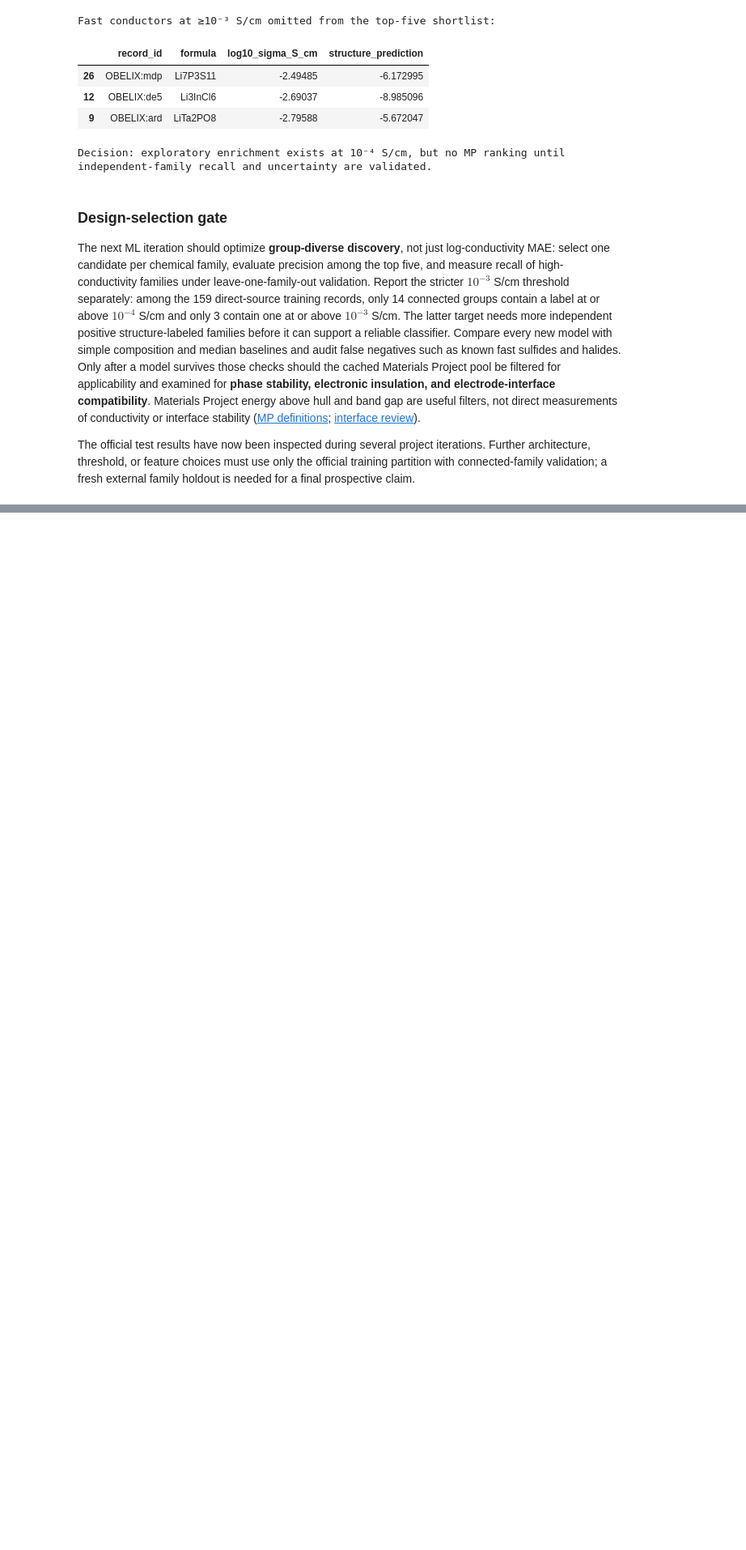
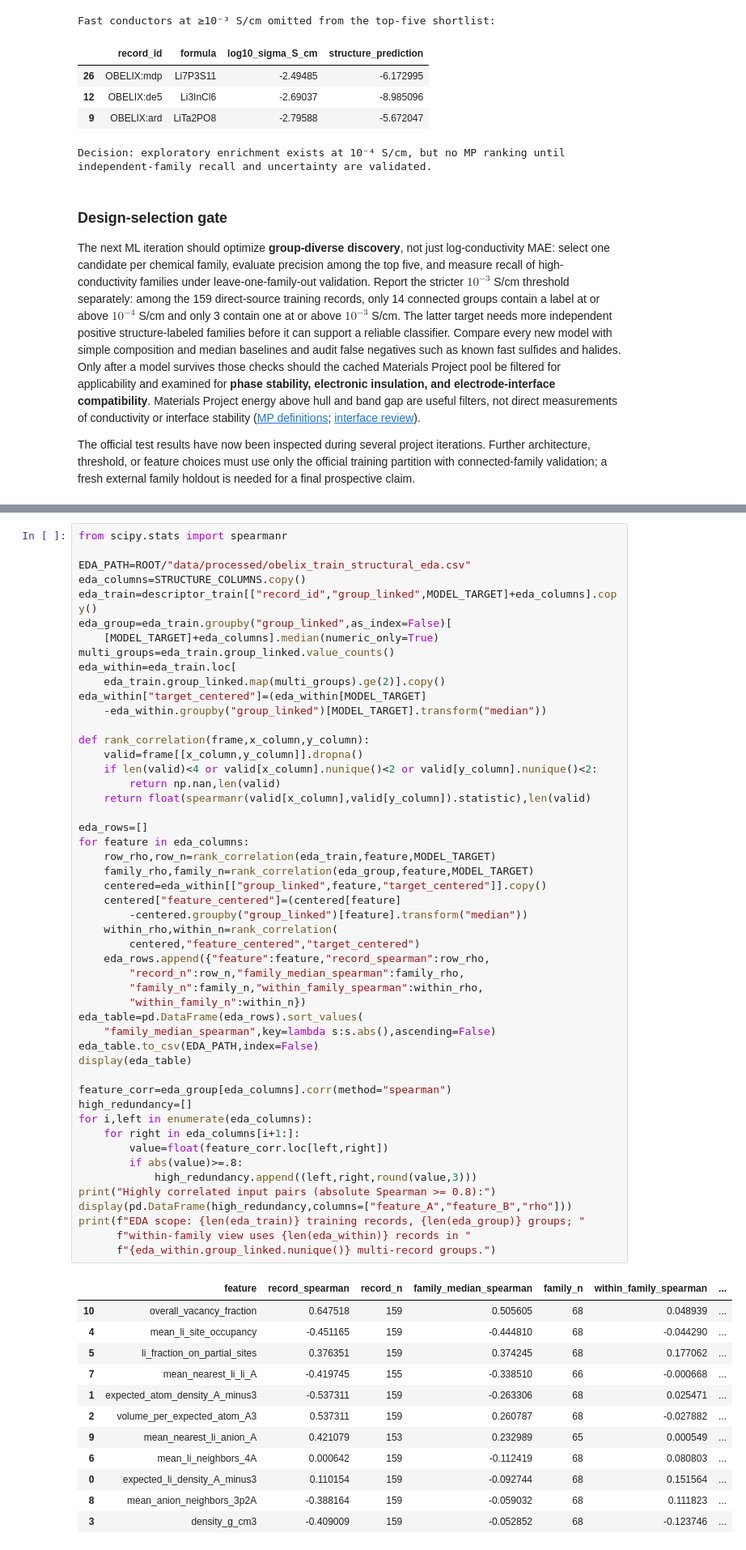
Before and after one commit to ZJYang-96485/Physics-Informed-Neural-Network-and-Multiscale-Simulations-for-Lithium-Ion-Conductors, a Jupyter notebook: battery_materials_project.ipynb, the cells around one changed output, grey strips where cells are left out. Shown at 81% size. Drawn from its saved outputs; the diff is of its cells as text; blank space fills up the shorter version.

```diff
--- a/battery_materials_project.ipynb
+++ b/battery_materials_project.ipynb
@@ -3207,0 +3267,63 @@ The official test results have now been inspected during several project iterati
+# %%
+from scipy.stats import spearmanr
+
+EDA_PATH=ROOT/"data/processed/obelix_train_structural_eda.csv"
+eda_columns=STRUCTURE_COLUMNS.copy()
+eda_train=descriptor_train[["record_id","group_linked",MODEL_TARGET]+eda_columns].copy()
+eda_group=eda_train.groupby("group_linked",as_index=False)[
+    [MODEL_TARGET]+eda_columns].median(numeric_only=True)
+multi_groups=eda_train.group_linked.value_counts()
+eda_within=eda_train.loc[
+    eda_train.group_linked.map(multi_groups).ge(2)].copy()
+eda_within["target_centered"]=(eda_within[MODEL_TARGET]
+    -eda_within.groupby("group_linked")[MODEL_TARGET].transform("median"))
+
+def rank_correlation(frame,x_column,y_column):
+    valid=frame[[x_column,y_column]].dropna()
+    if len(valid)<4 or valid[x_column].nunique()<2 or valid[y_column].nunique()<2:
+        return np.nan,len(valid)
+    return float(spearmanr(valid[x_column],valid[y_column]).statistic),len(valid)
+
+eda_rows=[]
+for feature in eda_columns:
+    row_rho,row_n=rank_correlation(eda_train,feature,MODEL_TARGET)
+    family_rho,family_n=rank_correlation(eda_group,feature,MODEL_TARGET)
+    centered=eda_within[["group_linked",feature,"target_centered"]].copy()
+    centered["feature_centered"]=(centered[feature]
+        -centered.groupby("group_linked")[feature].transform("median"))
+    within_rho,within_n=rank_correlation(
+        centered,"feature_centered","target_centered")
+    eda_rows.append({"feature":feature,"record_spearman":row_rho,
+        "record_n":row_n,"family_median_spearman":family_rho,
+        "family_n":family_n,"within_family_spearman":within_rho,
+        "within_family_n":within_n})
+eda_table=pd.DataFrame(eda_rows).sort_values(
+    "family_median_spearman",key=lambda s:s.abs(),ascending=False)
+eda_table.to_csv(EDA_PATH,index=False)
+display(eda_table)
+
+feature_corr=eda_group[eda_columns].corr(method="spearman")
+high_redundancy=[]
+for i,left in enumerate(eda_columns):
+    for right in eda_columns[i+1:]:
+        value=float(feature_corr.loc[left,right])
+        if abs(value)>=.8:
+            high_redundancy.append((left,right,round(value,3)))
+print("Highly correlated input pairs (absolute Spearman >= 0.8):")
+display(pd.DataFrame(high_redundancy,columns=["feature_A","feature_B","rho"]))
+print(f"EDA scope: {len(eda_train)} training records, {len(eda_group)} groups; "
+      f"within-family view uses {len(eda_within)} records in "
+      f"{eda_within.group_linked.nunique()} multi-record groups.")
+# %% [output]
+|  | feature | record_spearman | record_n | family_median_spearman | family_n | within_family_spearman | ... |
+| 10 | overall_vacancy_fraction | 0.647518 | 159 | 0.505605 | 68 | 0.048939 | ... |
+| 4 | mean_li_site_occupancy | -0.451165 | 159 | -0.444810 | 68 | -0.044290 | ... |
+| 5 | li_fraction_on_partial_sites | 0.376351 | 159 | 0.374245 | 68 | 0.177062 | ... |
+| 7 | mean_nearest_li_li_A | -0.419745 | 155 | -0.338510 | 66 | -0.000668 | ... |
+| 1 | expected_atom_density_A_minus3 | -0.537311 | 159 | -0.263306 | 68 | 0.025471 | ... |
+| 2 | volume_per_expected_atom_A3 | 0.537311 | 159 | 0.260787 | 68 | -0.027882 | ... |
+| 9 | mean_nearest_li_anion_A | 0.421079 | 153 | 0.232989 | 65 | 0.000549 | ... |
+| 6 | mean_li_neighbors_4A | 0.000642 | 159 | -0.112419 | 68 | 0.080803 | ... |
+| 0 | expected_li_density_A_minus3 | 0.110154 | 159 | -0.092744 | 68 | 0.151564 | ... |
+| 8 | mean_anion_neighbors_3p2A | -0.388164 | 159 | -0.059032 | 68 | 0.111823 | ... |
+| 3 | density_g_cm3 | -0.409009 | 159 | -0.052852 | 68 | -0.123746 | ... |
```
Also changed, not shown: parts of 16 cells of this notebook, 7 other files.
